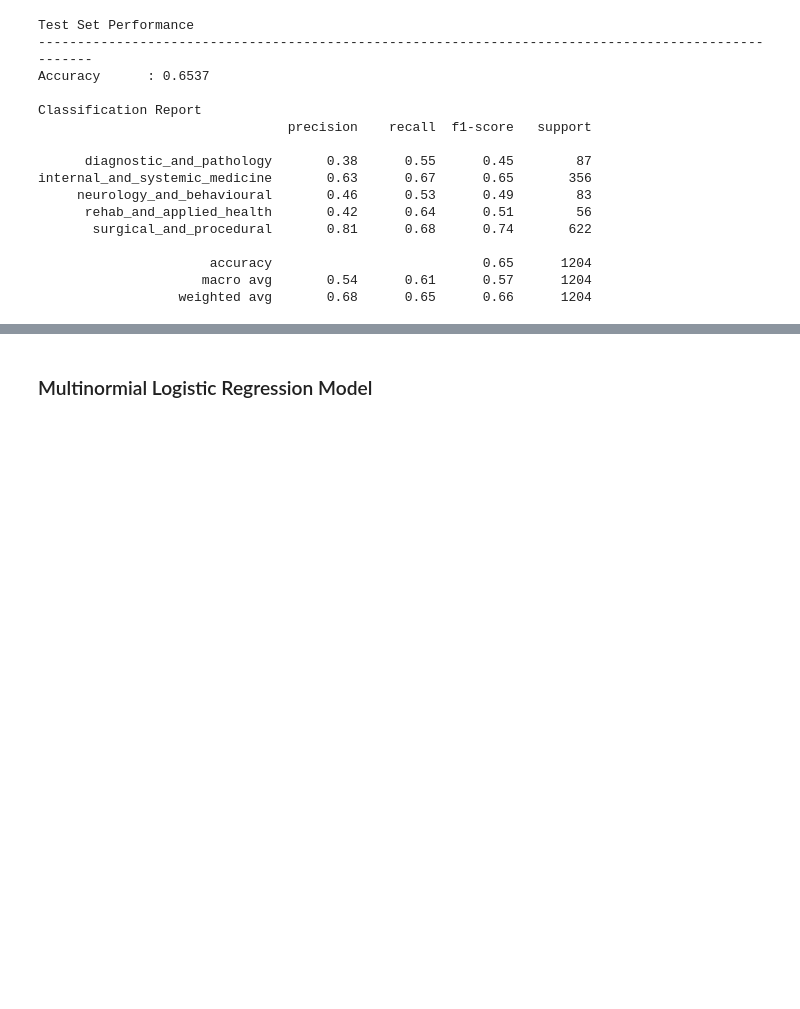
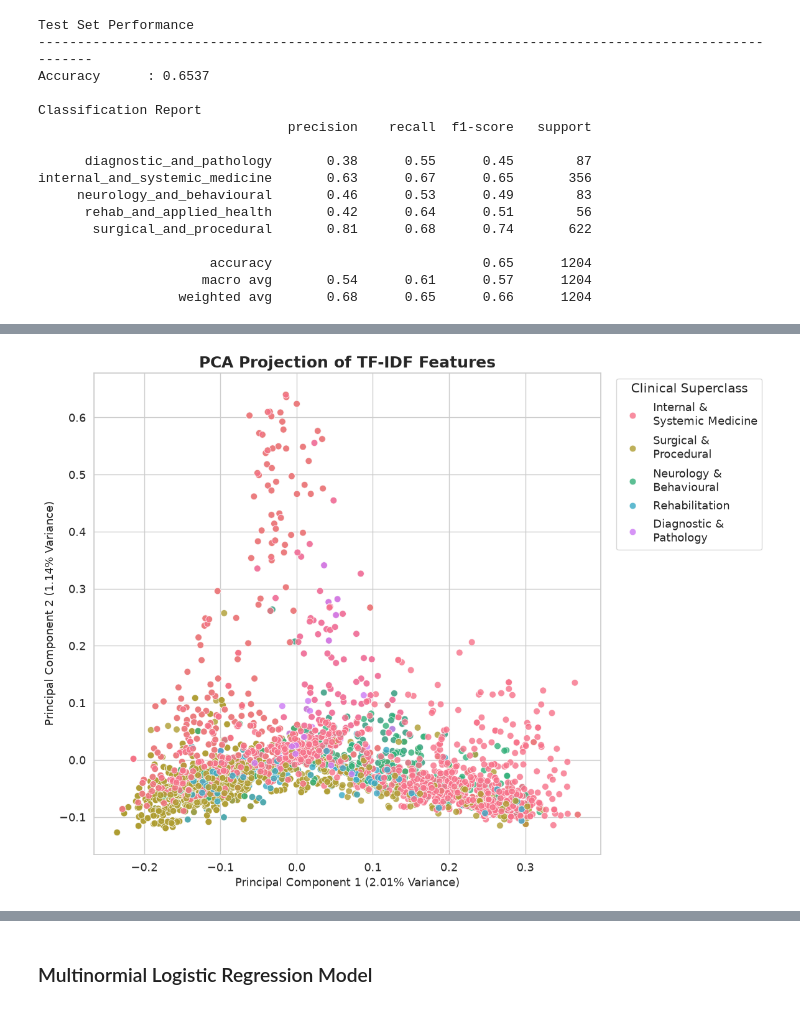
Before and after one commit to Simon-Kimanzi/Eneza-Data-Science-Residential-training-2026, a Jupyter notebook: project_5/src/tfidf_dim_red.ipynb, the cells around one changed output, grey strips where cells are left out. Saved outputs shown, nothing was run; the diff lists cells and outputs as text; code cells hidden in the pictures; blank space fills up the shorter version.

Commit message:
update the code by constructing PCS graph and Confusion Matrix Graph

```diff
--- a/project_5/src/tfidf_dim_red.ipynb
+++ b/project_5/src/tfidf_dim_red.ipynb
@@ -225,0 +227,93 @@ internal_and_systemic_medicine       0.63      0.67      0.65       356
+# %%
+##Apply PCA
+from sklearn.decomposition import PCA
+from sklearn.manifold import TSNE
+# Create TF-IDF features for the entire dataset
+tfidf = TfidfVectorizer(
+    max_features=10000,
+    ngram_range=(1,2),
+    min_df=2,
+    max_df=0.95
+)
+
+X_tfidf = tfidf.fit_transform(df["cleaned_text"])
+# Convert sparse matrix to dense
+# Convert the TF-IDF matrix (NOT the vectorizer)
+X_dense = X_tfidf.toarray()
+# PCA
+pca = PCA(n_components=2, random_state=42)
+
+X_pca = pca.fit_transform(X_dense)
+pca_df = pd.DataFrame({
+    "PC1": X_pca[:,0],
+    "PC2": X_pca[:,1],
+    "Class": df["clinical_superclass"]
+})
+# Mapping from original labels to human-readable labels
+label_map = {
+    "diagnostic_and_pathology": "Diagnostic &\nPathology",
+    "internal_and_systemic_medicine": "Internal &\nSystemic Medicine",
+    "neurology_and_behavioural": "Neurology &\nBehavioural",
+    "rehab_and_applied_health": "Rehabilitation",
+    "surgical_and_procedural": "Surgical &\nProcedural"
+}
+
+# Replace the class names
+pca_df["Class"] = pca_df["Class"].replace(label_map)
+import seaborn as sns
+sns.set_theme(style="whitegrid", font_scale=1.2)
+plt.figure(figsize=(12,9))
+palette = sns.color_palette("husl", 5)
+sns.scatterplot(
+    data=pca_df,
+    x="PC1",
+    y="PC2",
+    hue="Class",
+    palette=palette,
+    s=60,
+    alpha=0.8
+)
+
+plt.title(
+    "PCA Projection of TF-IDF Features",
+    fontsize=18,
+    fontweight="bold"
+)
+
+plt.xlabel(
+    f"Principal Component 1 ({pca.explained_variance_ratio_[0]*100:.2f}% Variance)",
+    fontsize=13
+)
+
+plt.ylabel(
+    f"Principal Component 2 ({pca.explained_variance_ratio_[1]*100:.2f}% Variance)",
+    fontsize=13
+)
+# Human-readable class labels
+class_labels = [
+    "Diagnostic & Pathology",
+    "Internal & Systemic Medicine",
+    "Neurology & Behavioural",
+    "Rehabilitation",
+    "Surgical & Procedural"
+]
+plt.legend(
+    title="Clinical Superclass",
+    bbox_to_anchor=(1.02,1),
+    loc="upper left"
+)
+
+plt.tight_layout()
+
+plt.savefig(
+    "../plots/PCA_TFIDF.png",
+    dpi=600,
+    bbox_inches="tight"
+)
+
+plt.show()
+# Examine explained variance
+print(f"Variance explained by each component: {pca.explained_variance_ratio_}")
+print(f"Total variance captured: {sum(pca.explained_variance_ratio_):.2%}")
+# %% [output]
+[figure, added]
```
Also changed, not shown: parts of 8 cells of this notebook, 2 other files.
